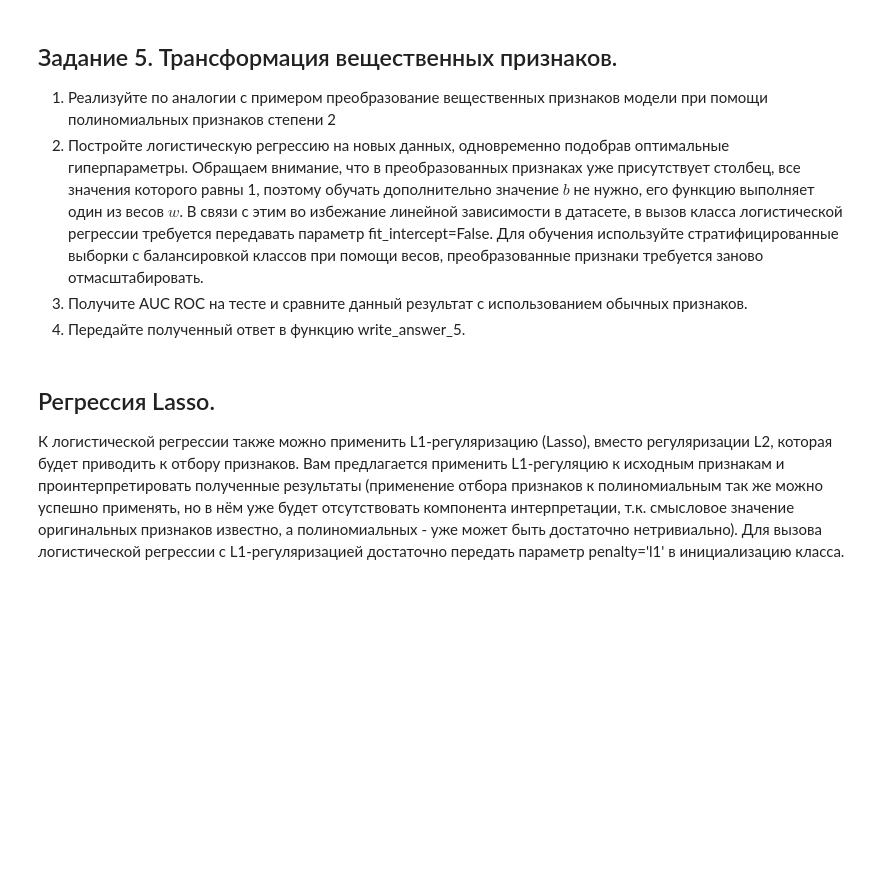
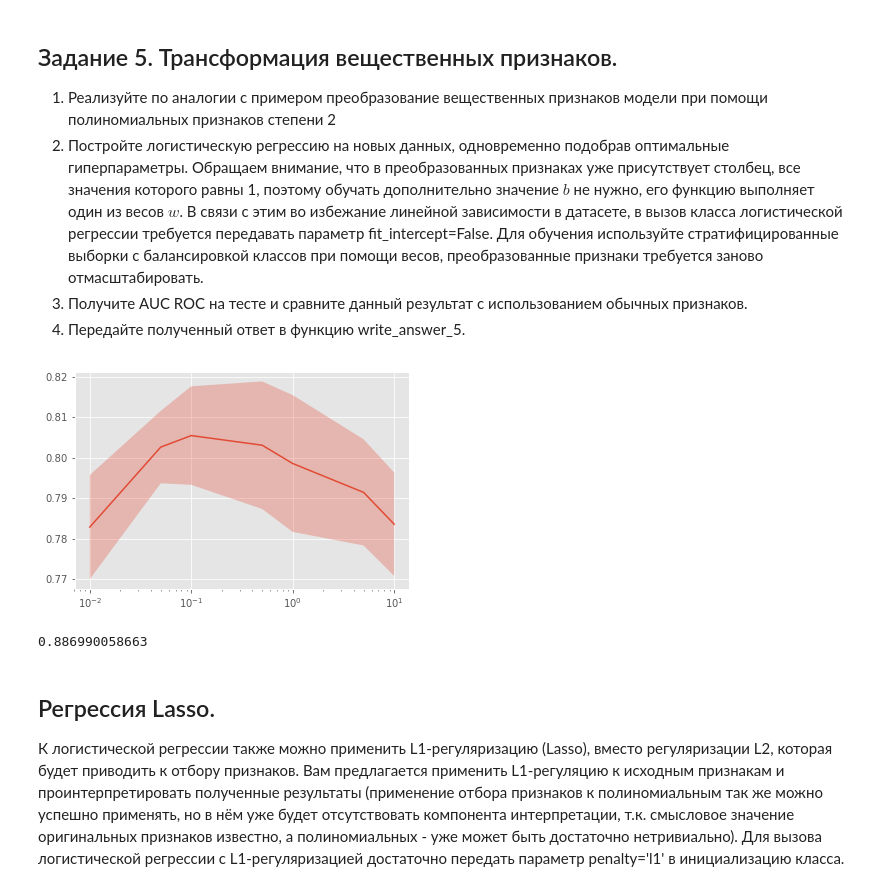
Before and after one commit to diman4ik/YandexML, a Jupyter notebook: Learning with teacher/week3/Preprocessing_LR.ipynb, the cells around one changed output. Drawn from its saved outputs; the diff is of its cells as text; code cells hidden in the pictures; blank space fills up the shorter version.

```diff
--- a/Learning with teacher/week3/Preprocessing_LR.ipynb
+++ b/Learning with teacher/week3/Preprocessing_LR.ipynb
@@ -636,18 +636,17 @@ def write_answer_4(auc):
         fout.write(str(auc))
 
 # place your code here
-
 (X_train_real_strat,
  X_test_real_strat,
  y_train_strat, y_test_strat) = train_test_split(X_real_zeros, y,
                                      random_state=0,
-                                     test_size=0.3,
-                                     stratify=y)
+                                     stratify=y,
+                                     test_size=0.3)
 (X_train_cat_strat,
  X_test_cat_strat) = train_test_split(X_cat_oh,
                                    random_state=0,
-                                   test_size=0.3,
-                                   stratify=y)
+                                   stratify=y,
+                                   test_size=0.3)
 print(X_real_zeros.shape)
 print(y_train_strat.shape)
 print(X_train_real_strat.shape)
@@ -656,6 +655,9 @@ print(X_test_real_strat.shape)
 scaler = StandardScaler()
 X_train_scaled_strat = np.hstack( (scaler.fit_transform(X_train_real_strat), X_train_cat_strat) )
 X_test_scaled_strat = np.hstack( (scaler.transform(X_test_real_strat), X_test_cat_strat) )
+
+param_grid = {'C': [0.01, 0.05, 0.1, 0.5, 1, 5, 10]}
+cv = 3
 
 estimator = LogisticRegression(class_weight='balanced')
 optimizer = GridSearchCV(estimator, param_grid, cv=cv)
@@ -666,7 +668,7 @@ plot_scores(optimizer)
 
 test_predictions = optimizer.predict_proba(X_test_scaled_strat)
 
-auc_metric_2 = roc_auc_score( y_test_strat, test_predictions1[:,1] )
+auc_metric_2 = roc_auc_score( y_test_strat, test_predictions[:,1] )
 
 print(auc_metric_2)
 
@@ -751,3 +755,35 @@ def write_answer_5(auc):
+# %%
+def write_answer_5(auc):
+    with open("preprocessing_lr_answer5.txt", "w") as fout:
+        fout.write(str(auc))
+
+# place your code here
+"""Инициализируем класс, который выполняет преобразование"""
+transform = PolynomialFeatures(2)
+X_data_train_poly = transform.fit_transform(X_train_real_strat)
+X_data_test_poly = transform.transform(X_test_real_strat)
+
+scaler = StandardScaler()
+X_train_scaled_strat_poly = np.hstack( (scaler.fit_transform(X_data_train_poly), X_train_cat_strat) )
+X_test_scaled_strat_poly = np.hstack( (scaler.transform(X_data_test_poly), X_test_cat_strat) )
+
+estimator = LogisticRegression(class_weight='balanced', fit_intercept=False)
+optimizer = GridSearchCV(estimator, param_grid, cv=cv)
+
+optimizer.fit(X_train_scaled_strat_poly, y_train_strat)
+
+plot_scores(optimizer)
+
+test_predictions = optimizer.predict_proba(X_test_scaled_strat_poly)
+
+auc_metric_5 = roc_auc_score( y_test_strat, test_predictions[:,1] )
+
+print(auc_metric_5)
+
+write_answer_5(auc_metric_5)
+# %% [output]
+[figure, added]
+0.886990058663
 # %% [markdown]
 ## Регрессия Lasso.
 К логистической регрессии также можно применить L1-регуляризацию (Lasso), вместо регуляризации L2, которая будет приводить к отбору признаков. Вам предлагается применить L1-регуляцию к исходным признакам и проинтерпретировать полученные результаты (применение отбора признаков к полиномиальным так же можно успешно применять, но в нём уже будет отсутствовать компонента интерпретации, т.к. смысловое значение оригинальных признаков известно, а полиномиальных - уже может быть достаточно нетривиально). Для вызова логистической регрессии с L1-регуляризацией достаточно передать параметр penalty='l1' в инициализацию класса.
```
Also changed, not shown: parts of 10 cells of this notebook.
